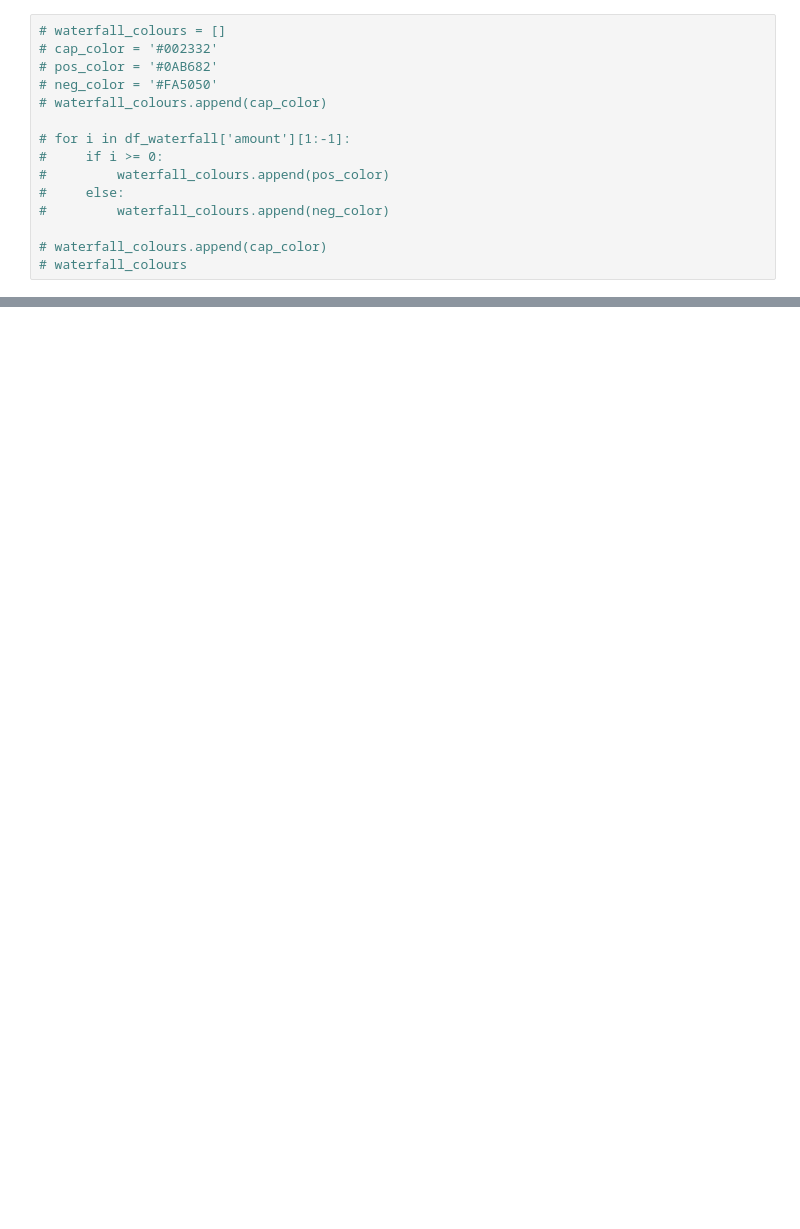
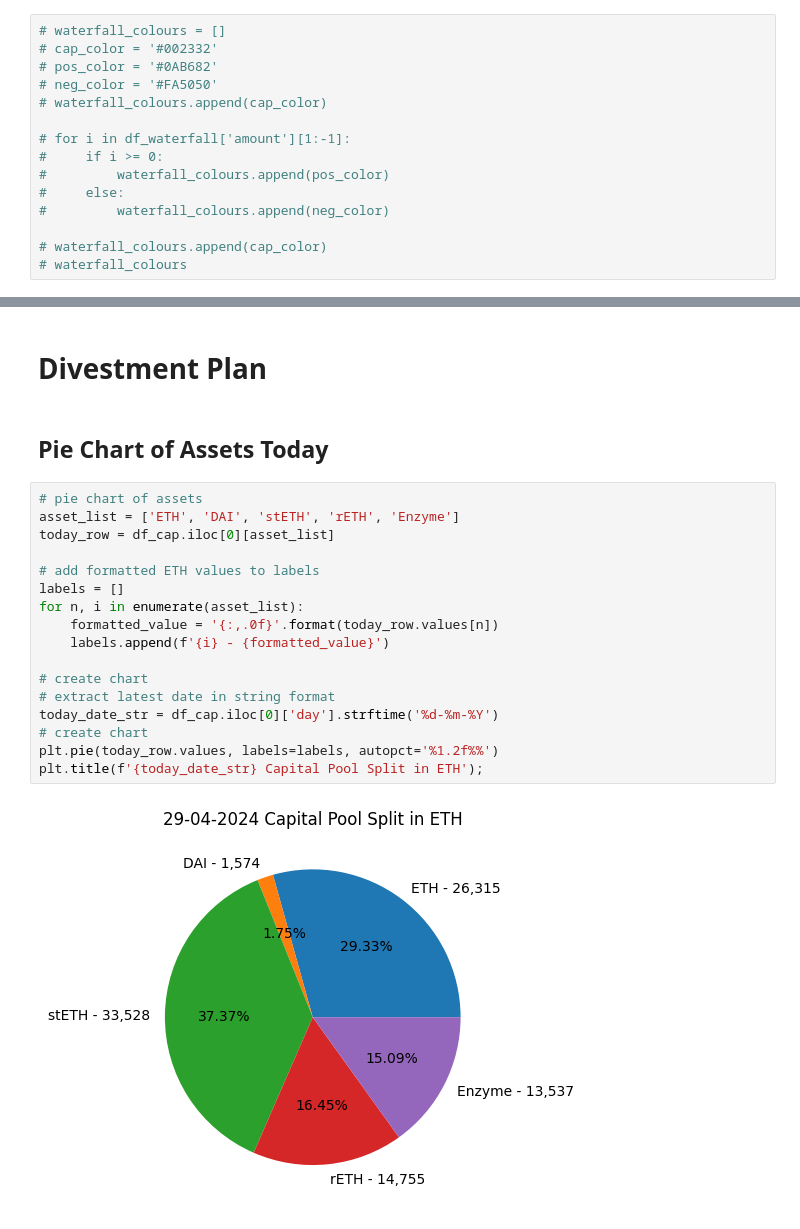
Before and after one commit to rmelbardis/InvestmentMonitoring, a Jupyter notebook: InvestmentMonitoring.ipynb, the cells around one changed output, grey strips where cells are left out. Drawn from its saved outputs; the diff is of its cells as text; blank space fills up the shorter version.

Commit message:
start divestment plan calcs

```diff
--- a/InvestmentMonitoring.ipynb
+++ b/InvestmentMonitoring.ipynb
@@ -340,0 +359,23 @@ capital_pool_change
+# %% [markdown]
+# Divestment Plan
+# %% [markdown]
+## Pie Chart of Assets Today
+# %%
+# pie chart of assets
+asset_list = ['ETH', 'DAI', 'stETH', 'rETH', 'Enzyme']
+today_row = df_cap.iloc[0][asset_list]
+
+# add formatted ETH values to labels
+labels = []
+for n, i in enumerate(asset_list):
+    formatted_value = '{:,.0f}'.format(today_row.values[n])
+    labels.append(f'{i} - {formatted_value}')
+
+# create chart
+# extract latest date in string format
+today_date_str = df_cap.iloc[0]['day'].strftime('%d-%m-%Y')
+# create chart
+plt.pie(today_row.values, labels=labels, autopct='%1.2f%%')
+plt.title(f'{today_date_str} Capital Pool Split in ETH');
+# %% [output]
+[figure, added]
```
Also changed, not shown: parts of 18 cells of this notebook, 1 other file.
